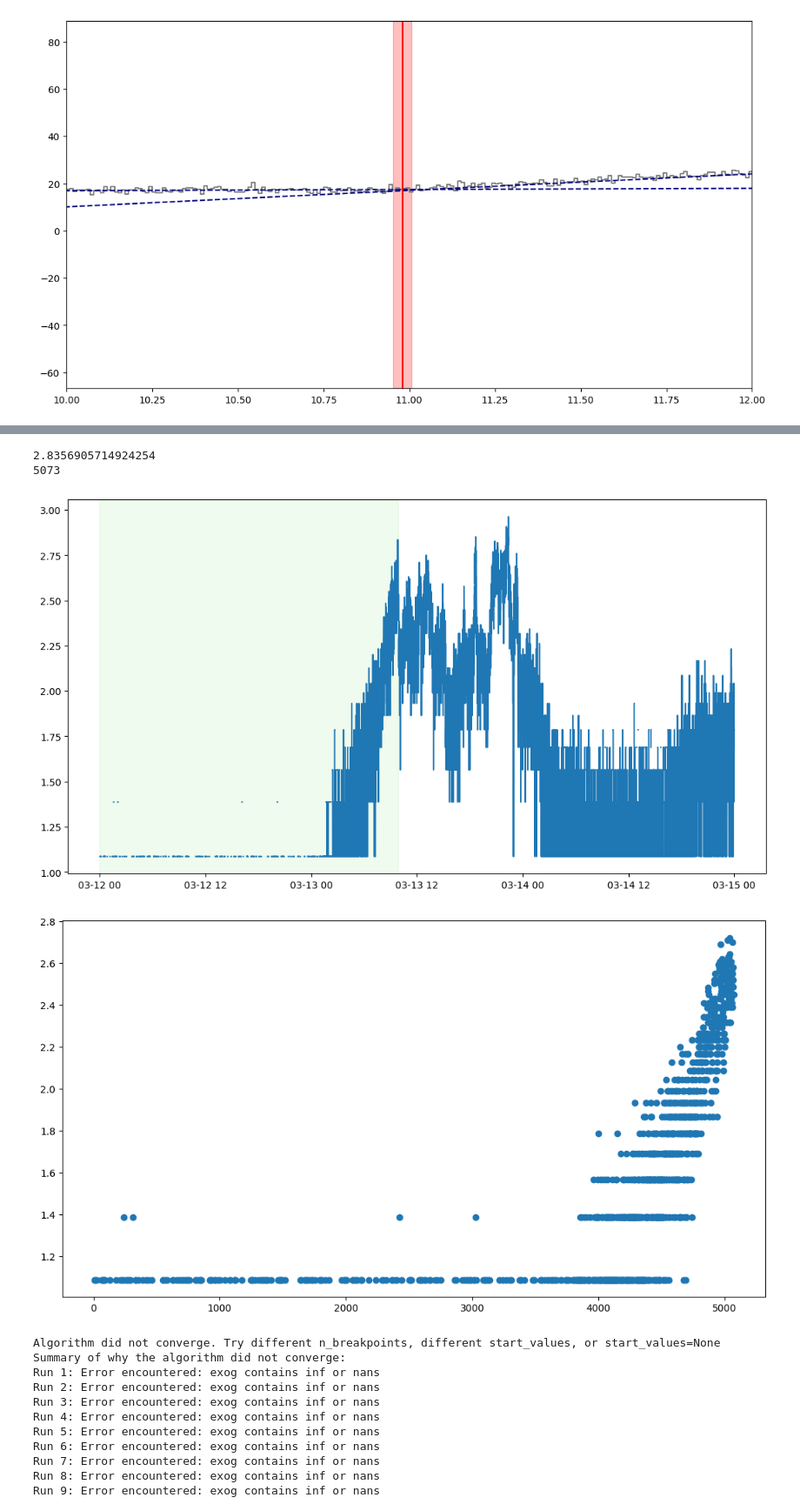
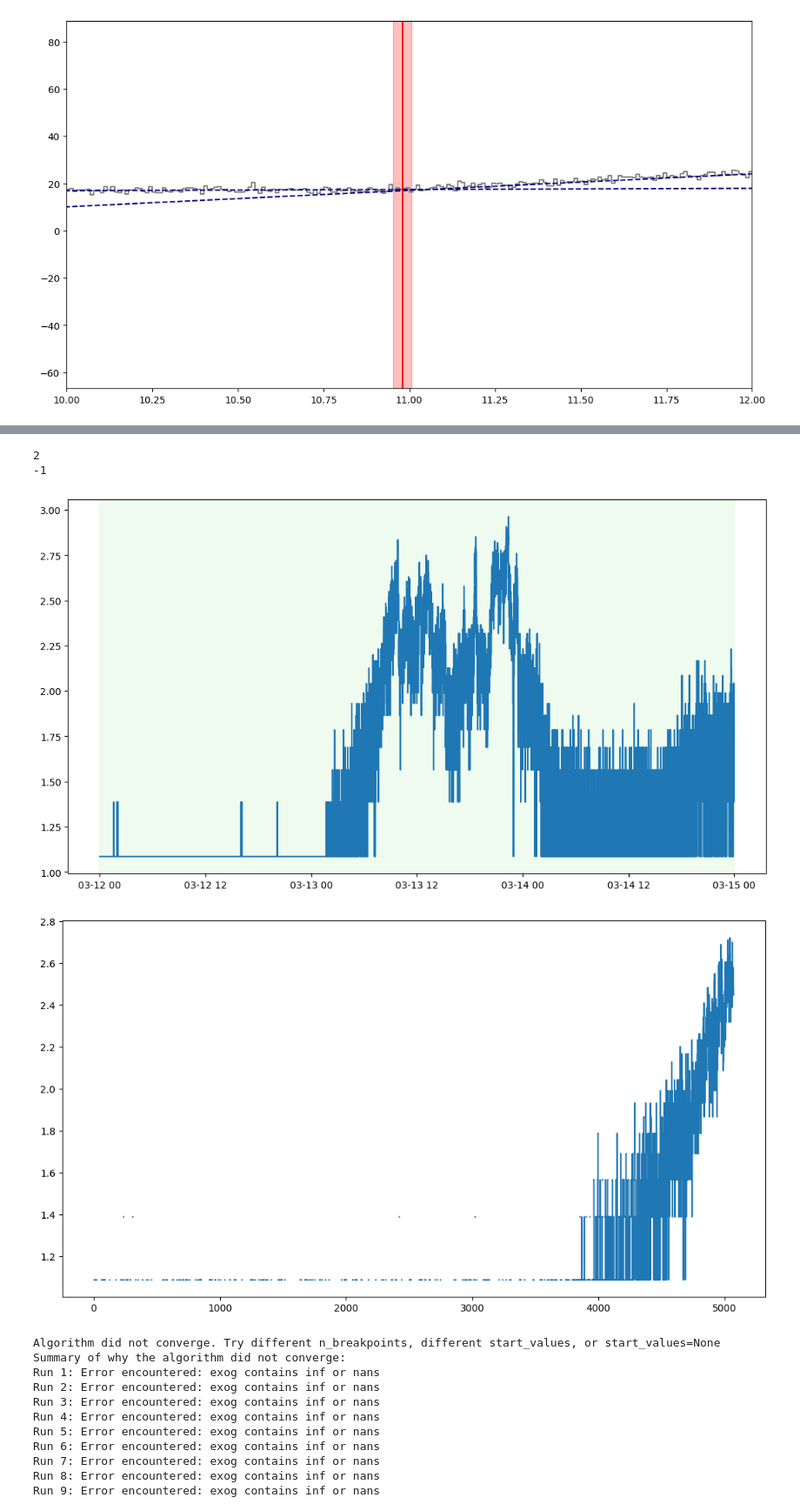
Before and after one commit to Christian-Palmroos/regression_onset_finders, a Jupyter notebook: preliminary_testings.ipynb, the cells around one changed output, grey strips where cells are left out. Shown at 87% size. Saved outputs shown, nothing was run; the diff lists cells and outputs as text; code cells hidden in the pictures.

```diff
--- a/preliminary_testings.ipynb
+++ b/preliminary_testings.ipynb
@@ -223,9 +224,6 @@ def search_first_peak(ints, window=None):
     return False, False
 # %%
 # Intensities of P1 channel
-ints = np.log10(df["P1"].values)
+ints = np.log10(df["P1"])
 times = df.index.values
 indices = np.linspace(start=0, stop=len(times)-1, num=len(times))
-# %%
-ints = np.where(ints==-np.inf, np.nan, ints)
-ints
@@ -234,0 +230,4 @@ array([       nan,        nan,        nan, ..., 1.78675142, 1.68930886,
+# %%
+# First replace inf values with nan
+ints.replace([np.inf, -np.inf], np.nan, inplace=True)
+filled_ints = ints.bfill()
@@ -235,20 +250,20 @@ array([       nan,        nan,        nan, ..., 1.78675142, 1.68930886,
 # %%
-first_peak, first_peak_idx = search_first_peak(ints=ints, window=120)
+first_peak, first_peak_idx = search_first_peak(ints=filled_ints, threshold=2)
 print(first_peak)
 print(first_peak_idx)
 # %% [output]
-2.8356905714924254
-5073
+2
+-1
 # %%
 fig1, ax1 = plt.subplots(figsize=(13,7))
 
-ax1.step(times, ints)
+ax1.step(times, filled_ints)
 
 ax1.axvspan(xmin=times[0], xmax=times[first_peak_idx], alpha=0.08, color="limegreen")
 
 plt.show()
 # %% [output]
-[figure, old version]
+[figure, new version]
 # %%
 # Apply selection until the first peak
 indices_sel = indices[:first_peak_idx]
@@ -256,12 +271,12 @@ ints_sel = ints[:first_peak_idx]
 # %%
 fig2, ax2 = plt.subplots(figsize=(13,7))
 
 ax2.step(indices_sel, ints_sel)
-ax2.scatter(indices_sel, ints_sel)
+#ax2.scatter(indices_sel, ints_sel)
 
 plt.show()
 # %% [output]
-[figure, old version]
+[figure, new version]
 # %%
 # Fit the model
 p1_fit = piecewise_regression.Fit(indices_sel, ints_sel, start_values=[5], n_breakpoints=1)
```
Also changed, not shown: parts of 5 cells of this notebook, 1 other file.
